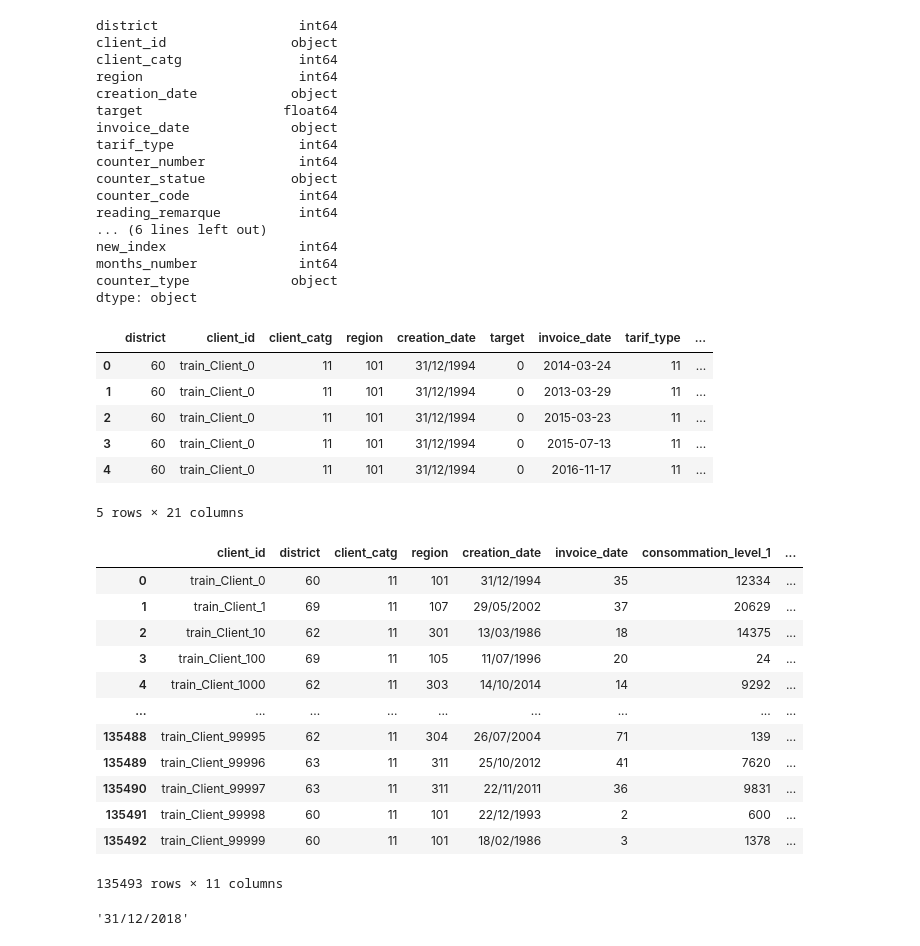
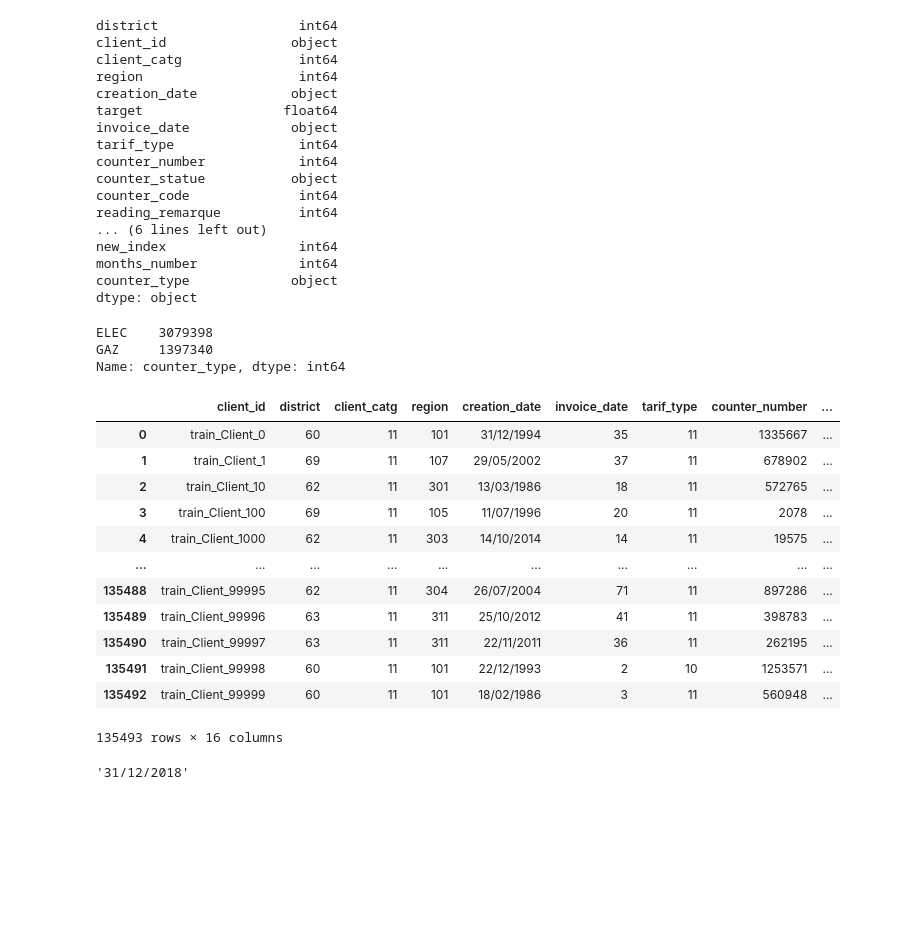
Before and after one commit to mariagichomo/Fraud-detection, a Jupyter notebook: Fraud_detection_pynb.ipynb, the cells around one changed output. Saved outputs shown, nothing was run; the diff lists cells and outputs as text; code cells hidden in the pictures; blank space fills up the shorter version.

```diff
--- a/Fraud_detection_pynb.ipynb
+++ b/Fraud_detection_pynb.ipynb
@@ -277,43 +277,46 @@ counter_type             object
 dtype: object
 # %%
 df2['target'] = df2['target'].astype(int)
-# %%
-df2.head(5)
-# %% [output]
-|  | district | client_id | client_catg | region | creation_date | target | invoice_date | tarif_type | ... |
-| 0 | 60 | train_Client_0 | 11 | 101 | 31/12/1994 | 0 | 2014-03-24 | 11 | ... |
-| 1 | 60 | train_Client_0 | 11 | 101 | 31/12/1994 | 0 | 2013-03-29 | 11 | ... |
-| 2 | 60 | train_Client_0 | 11 | 101 | 31/12/1994 | 0 | 2015-03-23 | 11 | ... |
-| 3 | 60 | train_Client_0 | 11 | 101 | 31/12/1994 | 0 | 2015-07-13 | 11 | ... |
-| 4 | 60 | train_Client_0 | 11 | 101 | 31/12/1994 | 0 | 2016-11-17 | 11 | ... |
-5 rows × 21 columns
+# %%
+df2['counter_type'].value_counts()
+# %% [output]
+ELEC    3079398
+GAZ     1397340
+Name: counter_type, dtype: int64
 # %%
- df2.groupby('client_id').agg({
+grouped_df2 = df2.groupby('client_id').agg({
     'district': 'first',
     'client_catg':'first',
     'region':'first',
     'creation_date':'first',
     'invoice_date':'size',
+    'tarif_type': 'first',
+    'counter_number': 'first',
+    'counter_statue': 'first',
     'consommation_level_1':'sum',
     'consommation_level_2': 'sum',
     'consommation_level_3':'sum',
     'consommation_level_4':'sum',
-    'target':'first'
+    'target':'first',
+    'months_number':'sum',
+    'counter_type': 'first'
 }).reset_index()
-# %% [output]
-|  | client_id | district | client_catg | region | creation_date | invoice_date | consommation_level_1 | ... |
-| 0 | train_Client_0 | 60 | 11 | 101 | 31/12/1994 | 35 | 12334 | ... |
-| 1 | train_Client_1 | 69 | 11 | 107 | 29/05/2002 | 37 | 20629 | ... |
-| 2 | train_Client_10 | 62 | 11 | 301 | 13/03/1986 | 18 | 14375 | ... |
-| 3 | train_Client_100 | 69 | 11 | 105 | 11/07/1996 | 20 | 24 | ... |
-| 4 | train_Client_1000 | 62 | 11 | 303 | 14/10/2014 | 14 | 9292 | ... |
-| ... | ... | ... | ... | ... | ... | ... | ... | ... |
-| 135488 | train_Client_99995 | 62 | 11 | 304 | 26/07/2004 | 71 | 139 | ... |
-| 135489 | train_Client_99996 | 63 | 11 | 311 | 25/10/2012 | 41 | 7620 | ... |
-| 135490 | train_Client_99997 | 63 | 11 | 311 | 22/11/2011 | 36 | 9831 | ... |
-| 135491 | train_Client_99998 | 60 | 11 | 101 | 22/12/1993 | 2 | 600 | ... |
-| 135492 | train_Client_99999 | 60 | 11 | 101 | 18/02/1986 | 3 | 1378 | ... |
-135493 rows × 11 columns
+# %%
+grouped_df2
+# %% [output]
+|  | client_id | district | client_catg | region | creation_date | invoice_date | tarif_type | counter_number | ... |
+| 0 | train_Client_0 | 60 | 11 | 101 | 31/12/1994 | 35 | 11 | 1335667 | ... |
+| 1 | train_Client_1 | 69 | 11 | 107 | 29/05/2002 | 37 | 11 | 678902 | ... |
+| 2 | train_Client_10 | 62 | 11 | 301 | 13/03/1986 | 18 | 11 | 572765 | ... |
+| 3 | train_Client_100 | 69 | 11 | 105 | 11/07/1996 | 20 | 11 | 2078 | ... |
+| 4 | train_Client_1000 | 62 | 11 | 303 | 14/10/2014 | 14 | 11 | 19575 | ... |
+| ... | ... | ... | ... | ... | ... | ... | ... | ... | ... |
+| 135488 | train_Client_99995 | 62 | 11 | 304 | 26/07/2004 | 71 | 11 | 897286 | ... |
+| 135489 | train_Client_99996 | 63 | 11 | 311 | 25/10/2012 | 41 | 11 | 398783 | ... |
+| 135490 | train_Client_99997 | 63 | 11 | 311 | 22/11/2011 | 36 | 11 | 262195 | ... |
+| 135491 | train_Client_99998 | 60 | 11 | 101 | 22/12/1993 | 2 | 10 | 1253571 | ... |
+| 135492 | train_Client_99999 | 60 | 11 | 101 | 18/02/1986 | 3 | 11 | 560948 | ... |
+135493 rows × 16 columns
 # %%
 df2['creation_date'].max()
 # %% [output]
```
Also changed, not shown: parts of 2 cells of this notebook.
